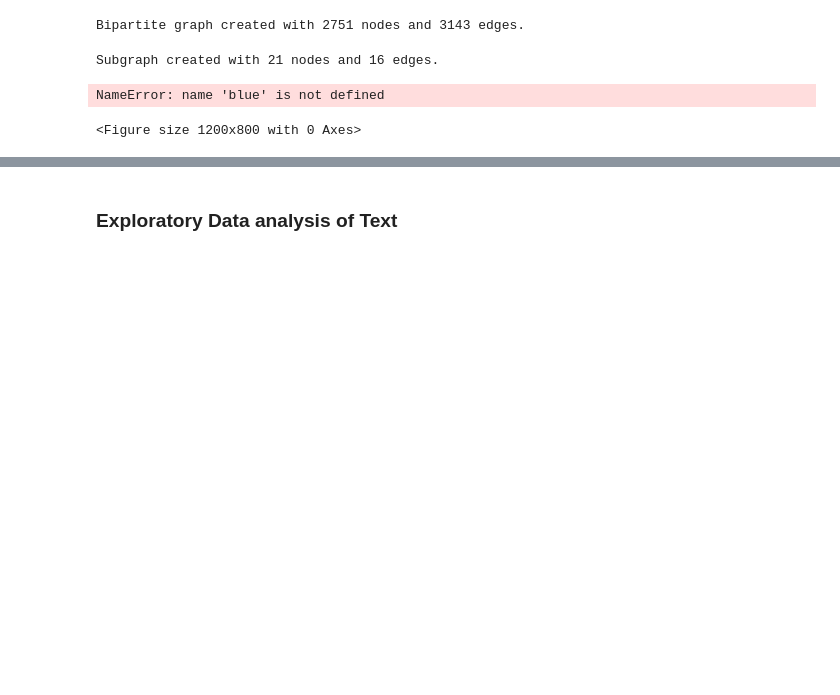
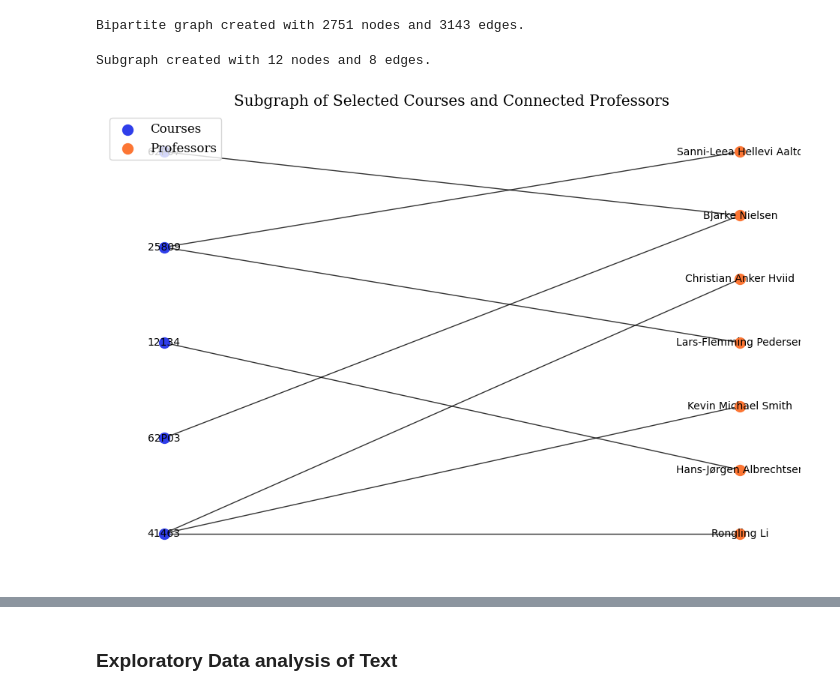
Before and after one commit to yonnaklaassen/SocialGraphs, a Jupyter notebook: final-project/main.ipynb, the cells around one changed output, grey strips where cells are left out. Cells and saved outputs as stored; diff of their text form; code cells hidden in the pictures; blank space fills up the shorter version.

```diff
--- a/final-project/main.ipynb
+++ b/final-project/main.ipynb
@@ -472,6 +470,9 @@ plt.rcParams.update({'font.size': 12})
 # %% [markdown]
 #### Create Bipartite Graph
 # %%
+import re
+from collections import defaultdict
+
 B = nx.Graph()
 
 professors = extract_professors(course_df, professor_columns)
@@ -512,6 +513,7 @@ for _, row in course_df.iterrows():
     B.nodes[course]["COURSE_CONTENT"] = row.get("COURSE_CONTENT", "")
     B.nodes[course]["AVERAGE_GRADE"] = row.get("AVERAGE_GRADE", "")
     B.nodes[course]["RATING_AVERAGE_SCORE"] = row.get("RATING_AVERAGE_SCORE", "")
+    B.nodes[course]["STUDY_LINES"] = row.get("STUDY_LINES", "")
 
 # check if a course does not have any professors
 for course in courses:
@@ -519,6 +521,16 @@ for course in courses:
         B.remove_node(course)
         courses = np.delete(courses, np.where(courses == course))
 
+# Regular expression to remove HTML tags (if any other tags exist beyond <br />)
+html_tag_re = re.compile(r'<[^>]+>')
+for node, attributes in B.nodes(data=True):
+    studyline_raw = attributes.get('STUDY_LINES', None)
+    if studyline_raw:
+        # Split on <br /> and clean each part
+        studylines = [part.strip() for part in studyline_raw.split('<br />')]
+        # Update the node's STUDY_LINES attribute with the cleaned list
+        B.nodes[node]['STUDY_LINES'] = studylines
+
 print(
     f"Bipartite graph created with {B.number_of_nodes()} nodes and {B.number_of_edges()} edges."
 )
@@ -546,40 +558,39 @@ nx.draw_networkx_nodes(
     subgraph,
     pos,
     nodelist=selected_courses,
-    node_color=blue,
+    node_color=BLUE,
     node_size=100,
     label="Courses",
 )
 nx.draw_networkx_nodes(
     subgraph,
     pos,
     nodelist=set(subgraph) - set(selected_courses),
-    node_color=orange,
+    node_color=ORANGE,
     node_size=100,
     label="Professors",
 )
 
 # Draw the edges
 nx.draw_networkx_edges(subgraph, pos, alpha=0.8, width=1)
 
 # Add a legend
 plt.legend(scatterpoints=1, loc="upper left")
 
 # Draw the labels
 nx.draw_networkx_labels(subgraph, pos, font_size=10)
 
 # Add title
 plt.title("Subgraph of Selected Courses and Connected Professors")
 
 # Remove axis
 plt.axis("off")
 
 # Show the plot
 plt.show()
 # %% [output]
-Subgraph created with 21 nodes and 16 edges.
+Subgraph created with 12 nodes and 8 edges.
-NameError: name 'blue' is not defined
-<Figure size 1200x800 with 0 Axes>
+[figure, added]
 # %%
 # Convert the bipartite graph to directed graph
 B_directed = B.to_directed()
```
Also changed, not shown: parts of 18 cells of this notebook, 18 other files.
